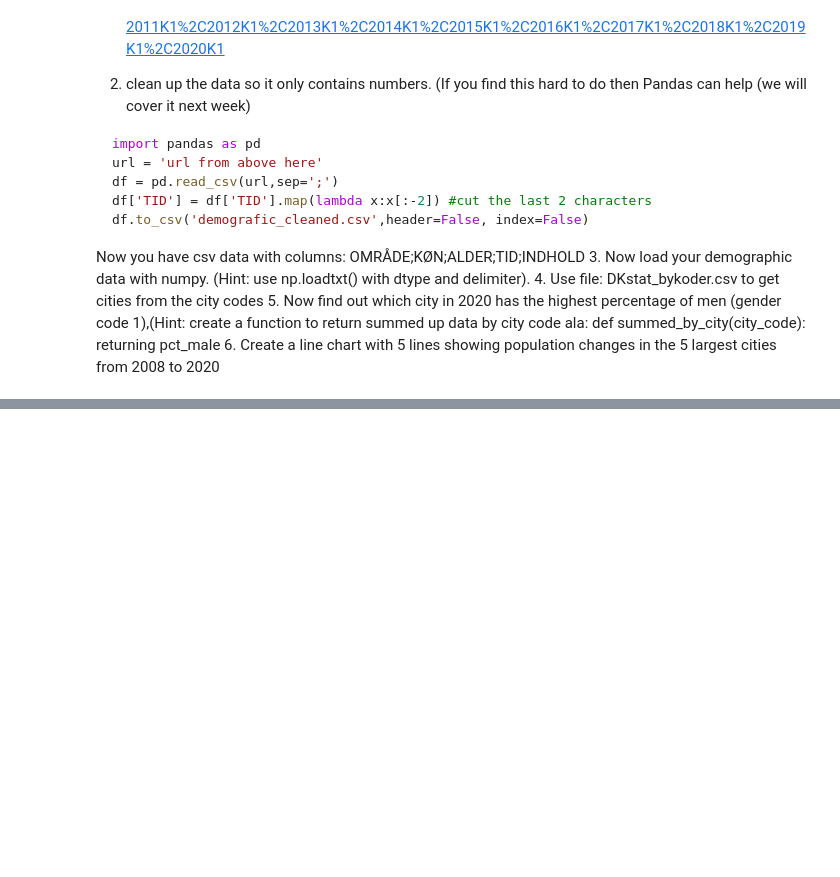
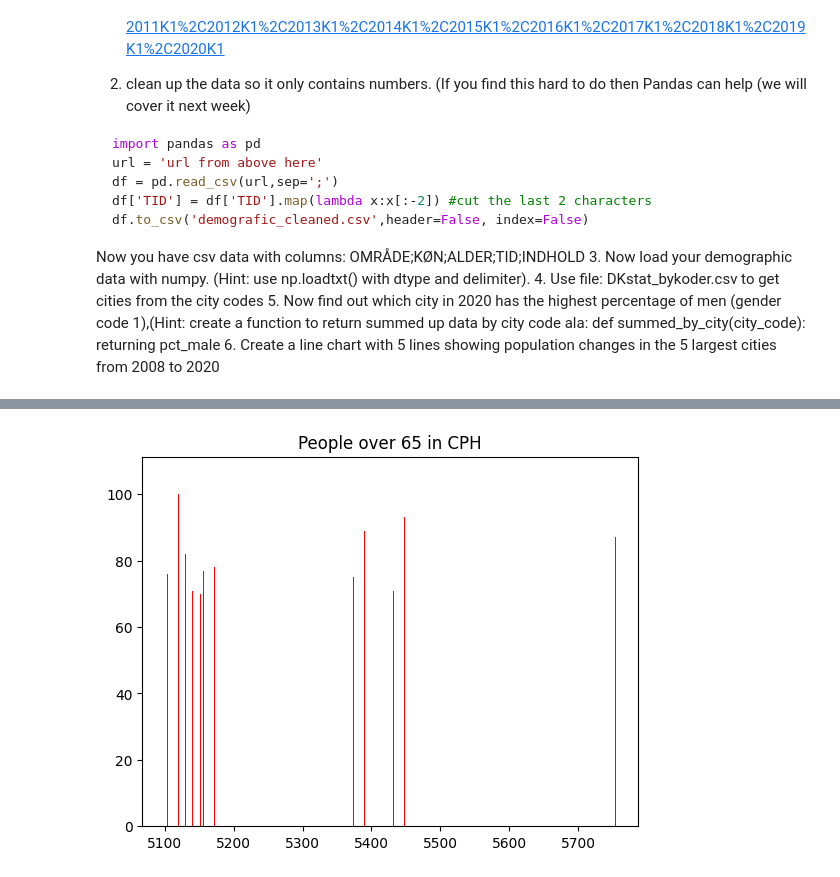
Before and after one commit to Freddiiy/my_notebooks, a Jupyter notebook: real_my_notebooks/04-Exercise.ipynb, the cells around one changed output, grey strips where cells are left out. Cells and saved outputs as stored; diff of their text form; code cells hidden in the pictures; blank space fills up the shorter version.

```diff
--- a/real_my_notebooks/04-Exercise.ipynb
+++ b/real_my_notebooks/04-Exercise.ipynb
@@ -38,0 +85,12 @@ Now you have csv data with columns: OMRÅDE;KØN;ALDER;TID;INDHOLD
+# %%
+copy_bef_data = np.copy(bef_data_2015)
+cph_mask = (copy_bef_data[:, 1] == 1)
+copy_bef_data_cph = copy_bef_data[cph_mask]
+over_65_in_cph_mask = (copy_bef_data_cph[:, 2] > 65)
+over_65_in_cph = copy_bef_data_cph[over_65_in_cph_mask]
+
+plt.bar(over_65_in_cph[:, 3], over_65_in_cph[:,2], color="red", width=0.5)
+plt.title("People over 65 in CPH")
+plt.show()
+# %% [output]
+[figure, added]
```
Also changed, not shown: parts of 3 cells of this notebook.
